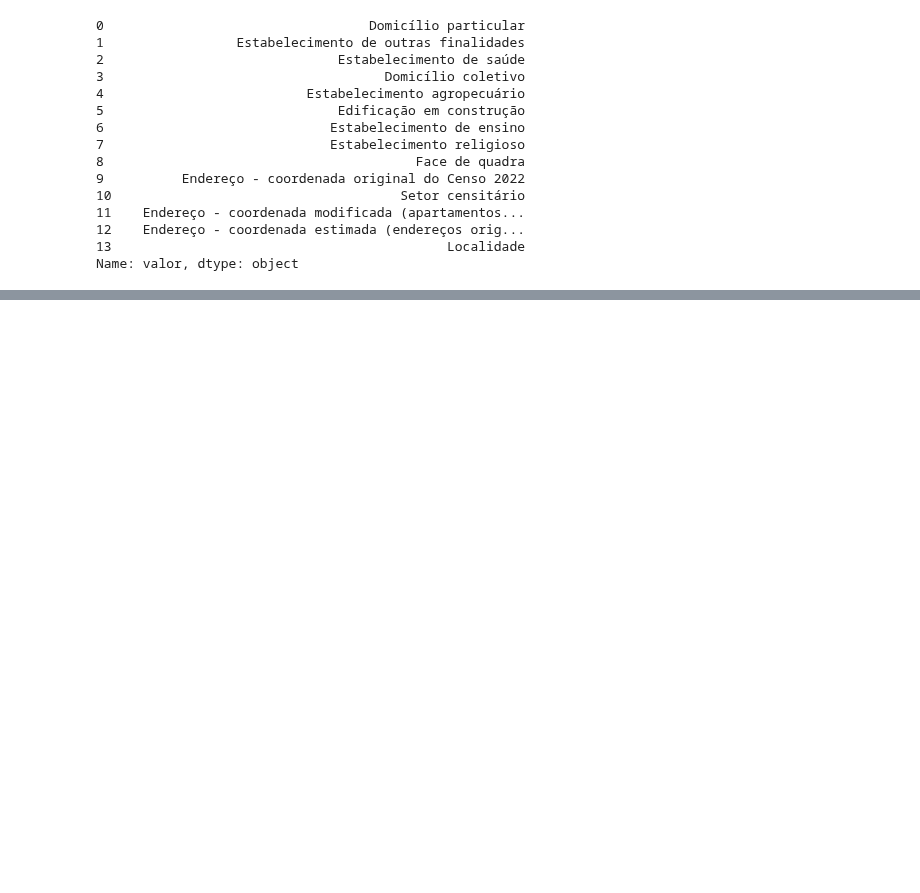
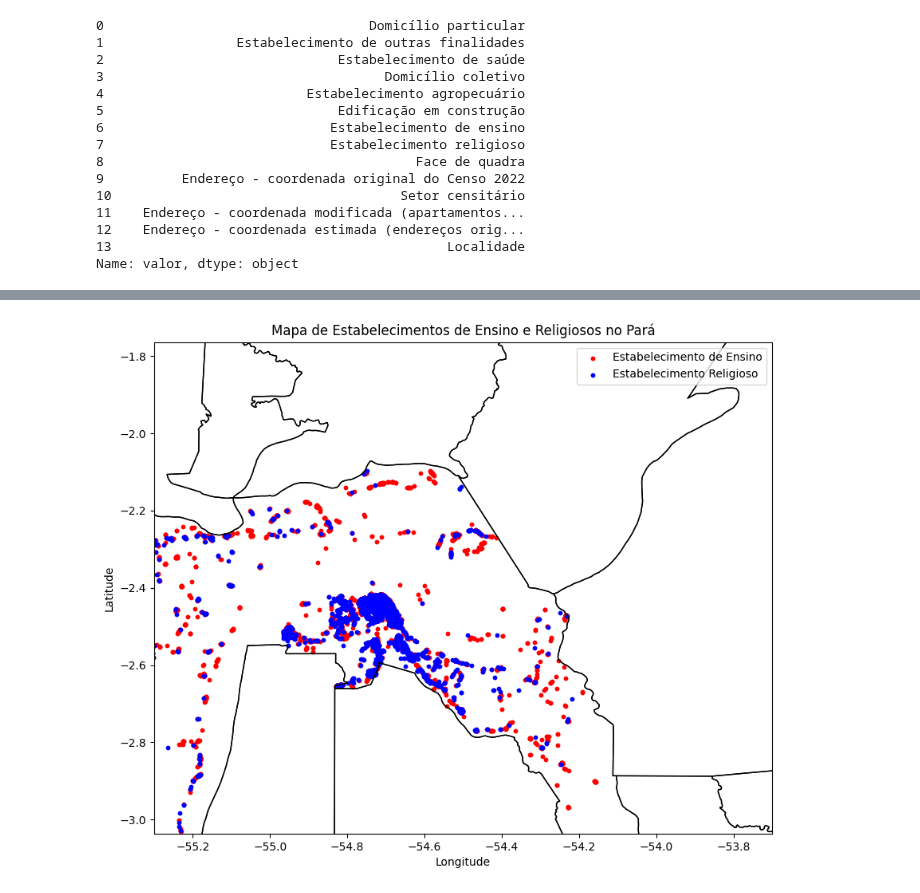
Before and after one commit to estevaocardoso/projetos-estevao, a Jupyter notebook: GAS_ML/RELIGIOSOS.ipynb, the cells around one changed output, grey strips where cells are left out. Saved outputs shown, nothing was run; the diff lists cells and outputs as text; code cells hidden in the pictures; blank space fills up the shorter version.

```diff
--- a/GAS_ML/RELIGIOSOS.ipynb
+++ b/GAS_ML/RELIGIOSOS.ipynb
@@ -112,0 +68,49 @@ UnidentifiedImageError: cannot identify image file <_io.BytesIO object at 0x...>
+# %%
+import geopandas as gpd
+from shapely.geometry import Point, LineString
+import matplotlib.pyplot as plt
+
+# Crie um GeoDataFrame para representar algumas ruas (exemplo simplificado)
+data = {'geometry': [LineString([(0, 0), (0, 1)]), LineString([(1, 0), (1, 1)])]}
+gdf_ruas = gpd.GeoDataFrame(data, geometry='geometry')
+
+# Crie um GeoDataFrame a partir do DataFrame existente
+geometry = [Point(xy) for xy in zip(df_coord['longitude'], df_coord['latitude'])]
+gdf = gpd.GeoDataFrame(df_coord, geometry=geometry)
+
+# Carregar o shapefile dos limites municipais do Pará
+limites_para = gpd.read_file('PA_Municipios_2022.shx')  # Substitua pelo caminho real do seu shapefile
+
+# Filtrar o GeoDataFrame para valores 6 e 7
+gdf_ensino = gdf[gdf['especie_endereco'].isin(['6', '7'])]
+
+# Plotar o GeoDataFrame e os limites do estado do Pará
+fig, ax = plt.subplots(figsize=(10, 8))
+
+# Plotar as ruas
+gdf_ruas.plot(ax=ax, color='grey', linewidth=1, alpha=0.5)
+
+# Plotar os pontos para estabelecimentos de ensino e religiosos
+gdf_ensino[gdf_ensino['especie_endereco'] == '6'].plot(ax=ax, color='red', label='Estabelecimento de Ensino', markersize=10)
+gdf_ensino[gdf_ensino['especie_endereco'] == '7'].plot(ax=ax, color='blue', label='Estabelecimento Religioso', markersize=10)
+
+# Plotar os limites do estado do Pará
+limites_para.plot(ax=ax, color='none', edgecolor='black')
+
+# Adicionar rótulos e legendas
+plt.title('Mapa de Estabelecimentos de Ensino e Religiosos no Pará')
+plt.xlabel('Longitude')
+plt.ylabel('Latitude')
+plt.legend()
+
+# Ajustar o aspecto da figura
+ax.set_aspect('equal', adjustable='datalim')
+
+# Ajustar os limites para a área de Santarém
+ax.set_xlim([-55.3, -53.7])  # Ajuste os valores de acordo com a área desejada
+ax.set_ylim([-2.6, -2.2])   # Ajuste os valores de acordo com a área desejada
+
+# Exibir o mapa
+plt.show()
+# %% [output]
+[figure, added]
```
Also changed, not shown: parts of 6 cells of this notebook, 7 other files.
